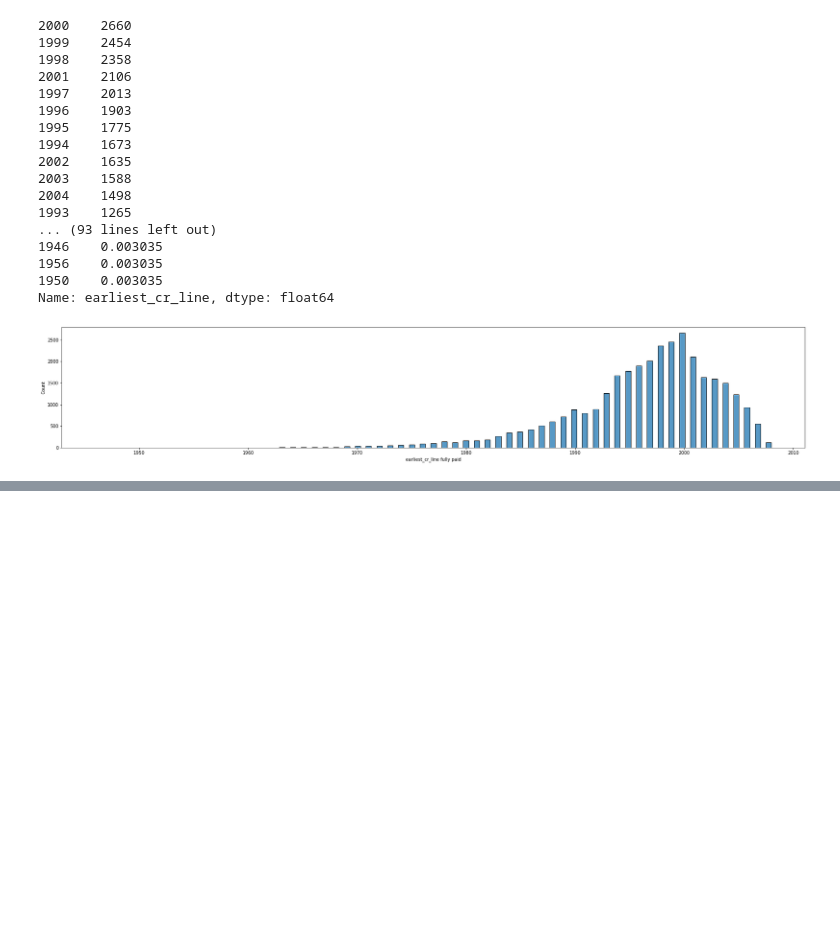
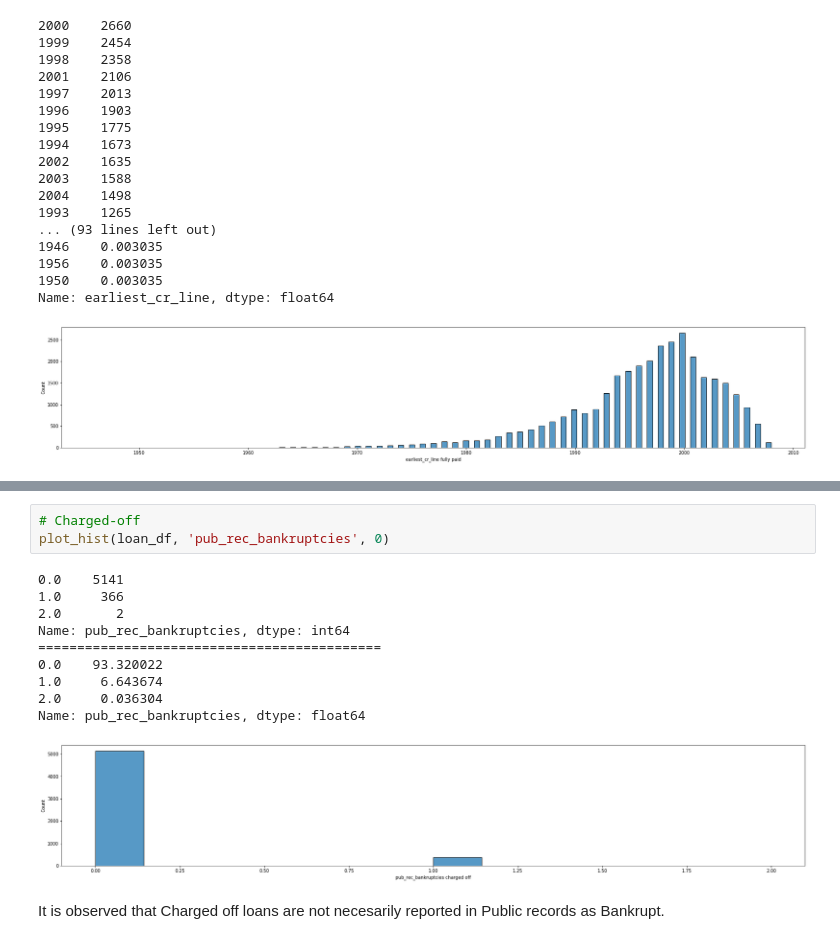
Before and after one commit to rickym99/lendingclub_casestudy, a Jupyter notebook: LCCS-Test.ipynb, the cells around one changed output, grey strips where cells are left out. Drawn from its saved outputs; the diff is of its cells as text; blank space fills up the shorter version.

```diff
--- a/LCCS-Test.ipynb
+++ b/LCCS-Test.ipynb
@@ -844,0 +899,16 @@ Name: earliest_cr_line, dtype: float64
+# %%
+# Charged-off
+plot_hist(loan_df, 'pub_rec_bankruptcies', 0)
+# %% [output]
+0.0    5141
+1.0     366
+2.0       2
+Name: pub_rec_bankruptcies, dtype: int64
+============================================
+0.0    93.320022
+1.0     6.643674
+2.0     0.036304
+Name: pub_rec_bankruptcies, dtype: float64
+[figure, added]
+# %% [markdown]
+It is observed that Charged off loans are not necesarily reported in Public records as Bankrupt.
```
Also changed, not shown: parts of 54 cells of this notebook.
